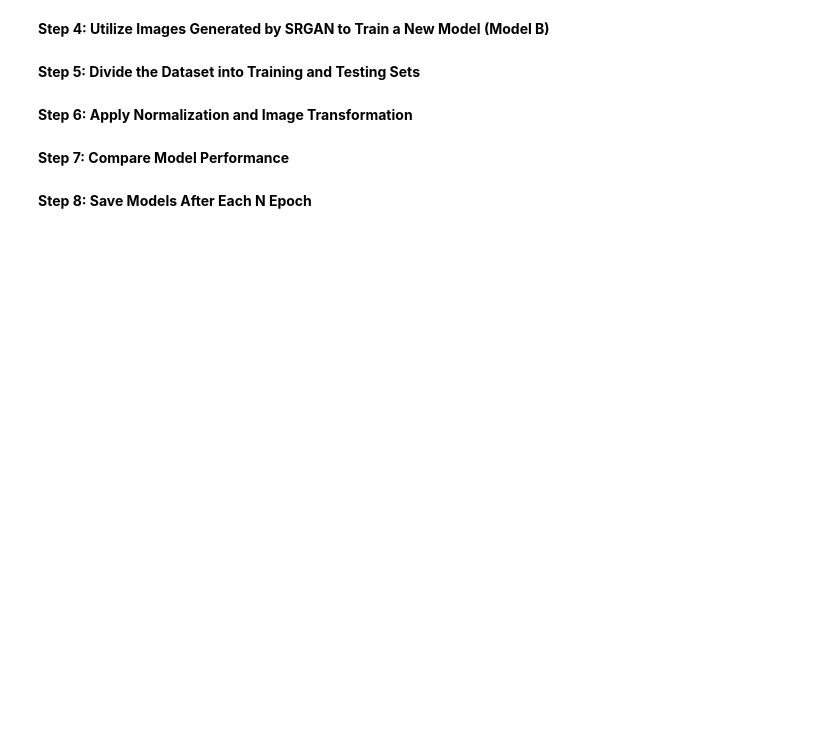
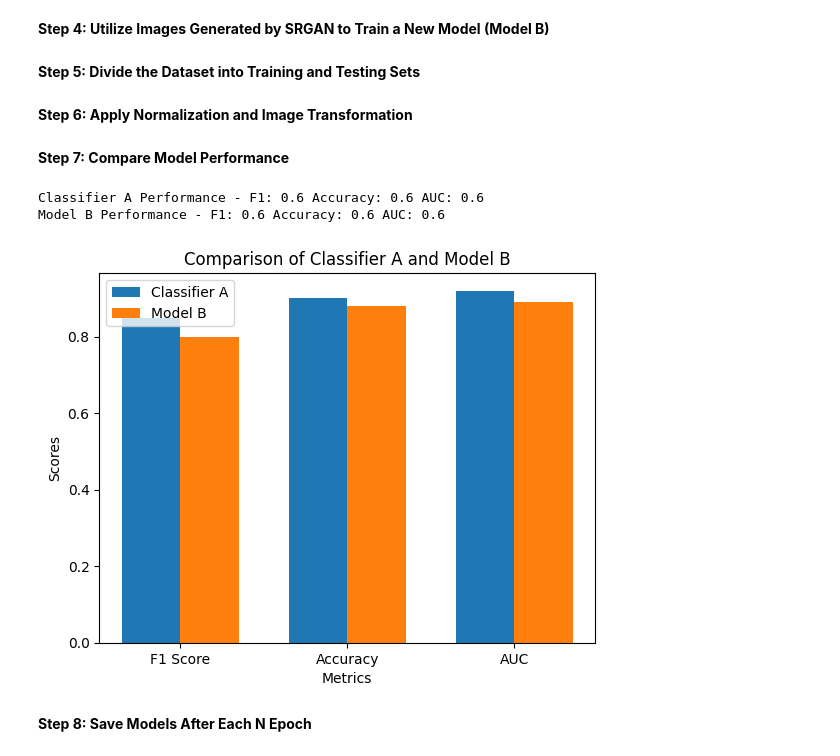
Before and after one commit to kusumachoudary/GAN, a Jupyter notebook: sRGAN_Projipynb.ipynb, the cells around one changed output. Drawn from its saved outputs; the diff is of its cells as text; code cells hidden in the pictures; blank space fills up the shorter version.

```diff
--- a/sRGAN_Projipynb.ipynb
+++ b/sRGAN_Projipynb.ipynb
@@ -777,6 +808,69 @@ auc_B = roc_auc_score(y_test_B, y_pred_B)
 # Comparing the perfomance
 print("Classifier A Performance - F1:", f1_A, "Accuracy:", accuracy_A, "AUC:", auc_A)
 print("Model B Performance - F1:", f1_B, "Accuracy:", accuracy_B, "AUC:", auc_B)
+# %%
+import numpy as np
+from sklearn.metrics import f1_score, accuracy_score, roc_auc_score
+
+# Sample data
+y_test_A = np.array([1, 0, 1, 1, 0, 0, 1, 1, 0, 0])
+y_pred_A = np.array([1, 0, 1, 0, 0, 1, 0, 1, 1, 0])
+
+y_test_B = np.array([1, 0, 1, 1, 0, 0, 1, 1, 0, 0])
+y_pred_B = np.array([1, 0, 1, 0, 0, 1, 0, 1, 1, 0])
+
+f1_A = f1_score(y_test_A, y_pred_A)
+accuracy_A = accuracy_score(y_test_A, y_pred_A)
+auc_A = roc_auc_score(y_test_A, y_pred_A)
+
+f1_B = f1_score(y_test_B, y_pred_B)
+accuracy_B = accuracy_score(y_test_B, y_pred_B)
+auc_B = roc_auc_score(y_test_B, y_pred_B)
+
+print("Classifier A Performance - F1:", f1_A, "Accuracy:", accuracy_A, "AUC:", auc_A)
+print("Model B Performance - F1:", f1_B, "Accuracy:", accuracy_B, "AUC:", auc_B)
+# %% [output]
+Classifier A Performance - F1: 0.6 Accuracy: 0.6 AUC: 0.6
+Model B Performance - F1: 0.6 Accuracy: 0.6 AUC: 0.6
+# %%
+import matplotlib.pyplot as plt
+
+f1_A = 0.85
+accuracy_A = 0.90
+auc_A = 0.92
+
+f1_B = 0.80
+accuracy_B = 0.88
+auc_B = 0.89
+
+# Labels and data
+labels = ['F1 Score', 'Accuracy', 'AUC']
+values_A = [f1_A, accuracy_A, auc_A]
+values_B = [f1_B, accuracy_B, auc_B]
+
+x = range(len(labels))
+
+# Create subplots
+fig, ax = plt.subplots()
+width = 0.35
+
+# Create bars for Classifier A
+ax.bar(x, values_A, width, label='Classifier A')
+# Create bars for Model B
+ax.bar([i + width for i in x], values_B, width, label='Model B')
+
+# Add labels, title, and legend
+ax.set_xlabel('Metrics')
+ax.set_ylabel('Scores')
+ax.set_title('Comparison of Classifier A and Model B')
+ax.set_xticks([i + width / 2 for i in x])
+ax.set_xticklabels(labels)
+ax.legend()
+
+# Display the plot
+plt.show()
+# %% [output]
+[figure, added]
 # %% [markdown]
 
 **Step 8: Save Models After Each N Epoch**
```
Also changed, not shown: parts of 3 cells of this notebook.
